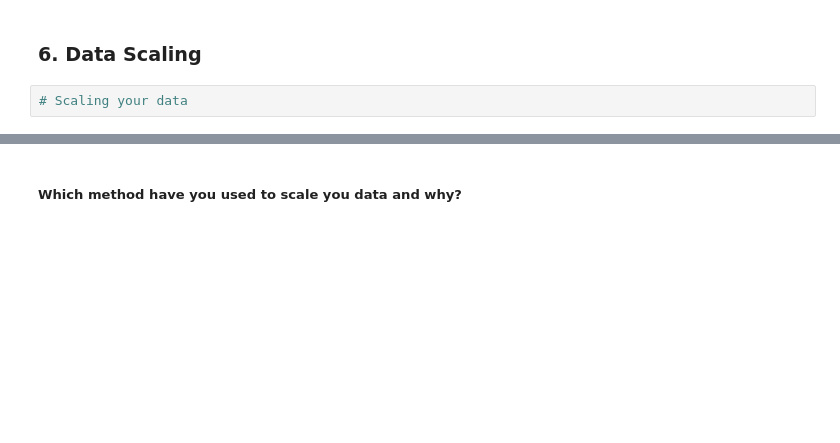
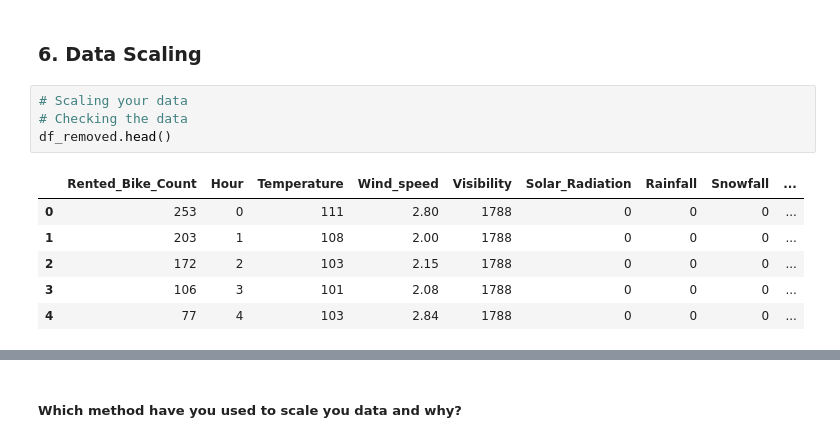
Before and after one commit to abhinav4201/Regression-Bike-Sharing-Demand-Prediction, a Jupyter notebook: Supervised_Regression_Bike_Demand_Prediction_Capstone_2.ipynb, the cells around one changed output, grey strips where cells are left out. Cells and saved outputs as stored; diff of their text form; blank space fills up the shorter version.

```diff
--- a/Supervised_Regression_Bike_Demand_Prediction_Capstone_2.ipynb
+++ b/Supervised_Regression_Bike_Demand_Prediction_Capstone_2.ipynb
@@ -1763,3 +1810,12 @@ I found 13 feature to be important as they were having low VIF and does not show
 ### 6. Data Scaling
 # %%
 # Scaling your data
+# Checking the data
+df_removed.head()
+# %% [output]
+|  | Rented_Bike_Count | Hour | Temperature | Wind_speed | Visibility | Solar_Radiation | Rainfall | Snowfall | ... |
+| 0 | 253 | 0 | 111 | 2.80 | 1788 | 0 | 0 | 0 | ... |
+| 1 | 203 | 1 | 108 | 2.00 | 1788 | 0 | 0 | 0 | ... |
+| 2 | 172 | 2 | 103 | 2.15 | 1788 | 0 | 0 | 0 | ... |
+| 3 | 106 | 3 | 101 | 2.08 | 1788 | 0 | 0 | 0 | ... |
+| 4 | 77 | 4 | 103 | 2.84 | 1788 | 0 | 0 | 0 | ... |
```
Also changed, not shown: parts of 18 cells of this notebook.
